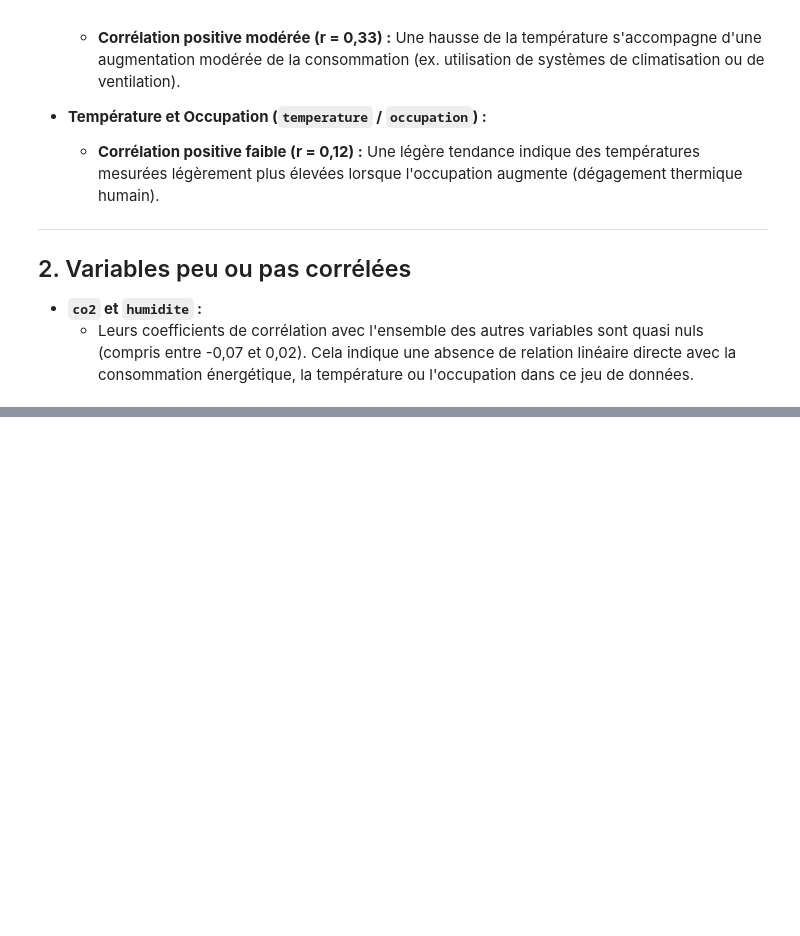
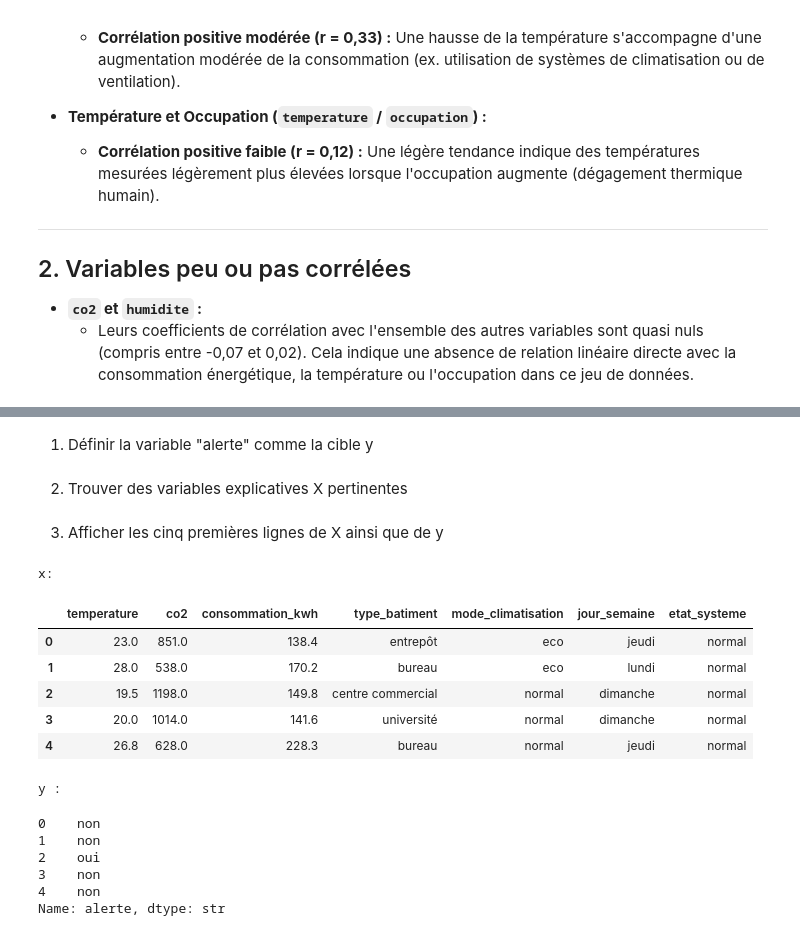
Before and after one commit to khadidiatoungom4-ai/Atelier_Pr-paration_de_donn-es_tabulaires-, a Jupyter notebook: notebooks/atelier_prepa_donnees_tab.ipynb, the cells around one changed output, grey strips where cells are left out. Saved outputs shown, nothing was run; the diff lists cells and outputs as text; code cells hidden in the pictures; blank space fills up the shorter version.

Commit message:
Partie 2: Separation et affichage de variables explicatives et de la variable cible

```diff
--- a/notebooks/atelier_prepa_donnees_tab.ipynb
+++ b/notebooks/atelier_prepa_donnees_tab.ipynb
@@ -650,0 +653,41 @@ La matrice de corrélation de Pearson évalue les relations linéaires entre les
+# %% [markdown]
+1) Définir la variable "alerte" comme la cible y
+# %%
+y = df["alerte"]
+# %% [markdown]
+2) Trouver des variables explicatives X pertinentes
+# %%
+x = df[
+    [
+    "temperature",
+    "co2",
+    "consommation_kwh",
+    "type_batiment",
+    "mode_climatisation",
+    "jour_semaine",
+    "etat_systeme"
+]
+     ]
+# %% [markdown]
+3) Afficher les cinq premières lignes de X ainsi que de y
+# %%
+print("x:")
+display(x.head())
+
+print("y :")
+display(y.head())
+# %% [output]
+x:
+|  | temperature | co2 | consommation_kwh | type_batiment | mode_climatisation | jour_semaine | etat_systeme |
+| 0 | 23.0 | 851.0 | 138.4 | entrepôt | eco | jeudi | normal |
+| 1 | 28.0 | 538.0 | 170.2 | bureau | eco | lundi | normal |
+| 2 | 19.5 | 1198.0 | 149.8 | centre commercial | normal | dimanche | normal |
+| 3 | 20.0 | 1014.0 | 141.6 | université | normal | dimanche | normal |
+| 4 | 26.8 | 628.0 | 228.3 | bureau | normal | jeudi | normal |
+y :
+0    non
+1    non
+2    oui
+3    non
+4    non
+Name: alerte, dtype: str
```
Also changed, not shown: parts of 1 cell of this notebook.
